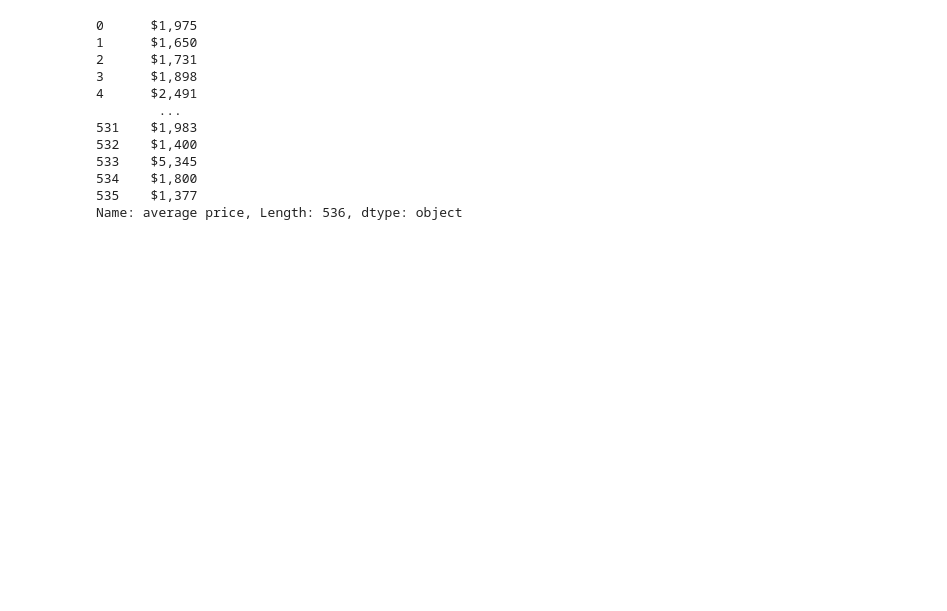
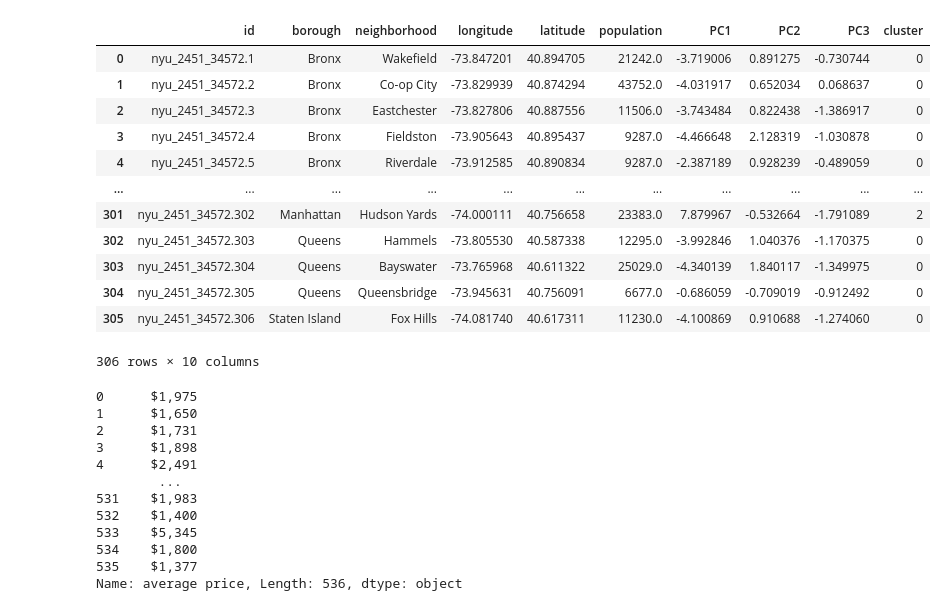
Before and after one commit to ktamkee/NYC_midterm_project, a Jupyter notebook: src/evaluation/clean_housing_costs.ipynb, the cells around one changed output. Drawn from its saved outputs; the diff is of its cells as text; code cells hidden in the pictures; blank space fills up the shorter version.

```diff
--- a/src/evaluation/clean_housing_costs.ipynb
+++ b/src/evaluation/clean_housing_costs.ipynb
@@ -9,3 +12,19 @@ median_house_price = pd.read_csv('../../data/evaluation_data/median_house_price.
+# %%
+dbscan_clusters
+# %% [output]
+|  | id | borough | neighborhood | longitude | latitude | population | PC1 | PC2 | PC3 | cluster |
+| 0 | nyu_2451_34572.1 | Bronx | Wakefield | -73.847201 | 40.894705 | 21242.0 | -3.719006 | 0.891275 | -0.730744 | 0 |
+| 1 | nyu_2451_34572.2 | Bronx | Co-op City | -73.829939 | 40.874294 | 43752.0 | -4.031917 | 0.652034 | 0.068637 | 0 |
+| 2 | nyu_2451_34572.3 | Bronx | Eastchester | -73.827806 | 40.887556 | 11506.0 | -3.743484 | 0.822438 | -1.386917 | 0 |
+| 3 | nyu_2451_34572.4 | Bronx | Fieldston | -73.905643 | 40.895437 | 9287.0 | -4.466648 | 2.128319 | -1.030878 | 0 |
+| 4 | nyu_2451_34572.5 | Bronx | Riverdale | -73.912585 | 40.890834 | 9287.0 | -2.387189 | 0.928239 | -0.489059 | 0 |
+| ... | ... | ... | ... | ... | ... | ... | ... | ... | ... | ... |
+| 301 | nyu_2451_34572.302 | Manhattan | Hudson Yards | -74.000111 | 40.756658 | 23383.0 | 7.879967 | -0.532664 | -1.791089 | 2 |
+| 302 | nyu_2451_34572.303 | Queens | Hammels | -73.805530 | 40.587338 | 12295.0 | -3.992846 | 1.040376 | -1.170375 | 0 |
+| 303 | nyu_2451_34572.304 | Queens | Bayswater | -73.765968 | 40.611322 | 25029.0 | -4.340139 | 1.840117 | -1.349975 | 0 |
+| 304 | nyu_2451_34572.305 | Queens | Queensbridge | -73.945631 | 40.756091 | 6677.0 | -0.686059 | -0.709019 | -0.912492 | 0 |
+| 305 | nyu_2451_34572.306 | Staten Island | Fox Hills | -74.081740 | 40.617311 | 11230.0 | -4.100869 | 0.910688 | -1.274060 | 0 |
+306 rows × 10 columns
 # %%
 # clean average house price
 
```
Also changed, not shown: parts of 18 cells of this notebook, 1 other file.
